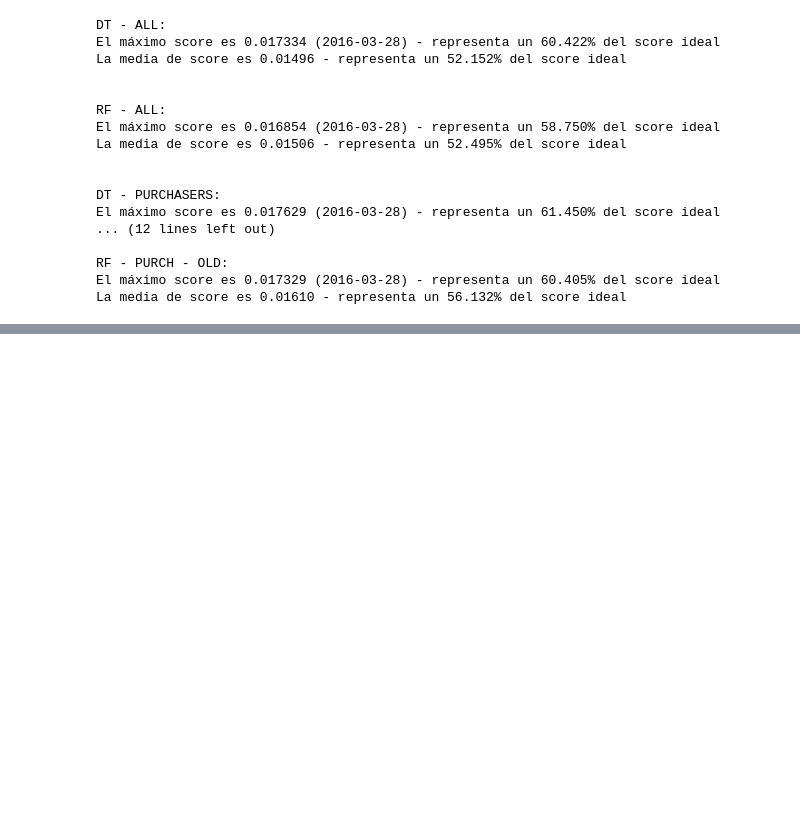
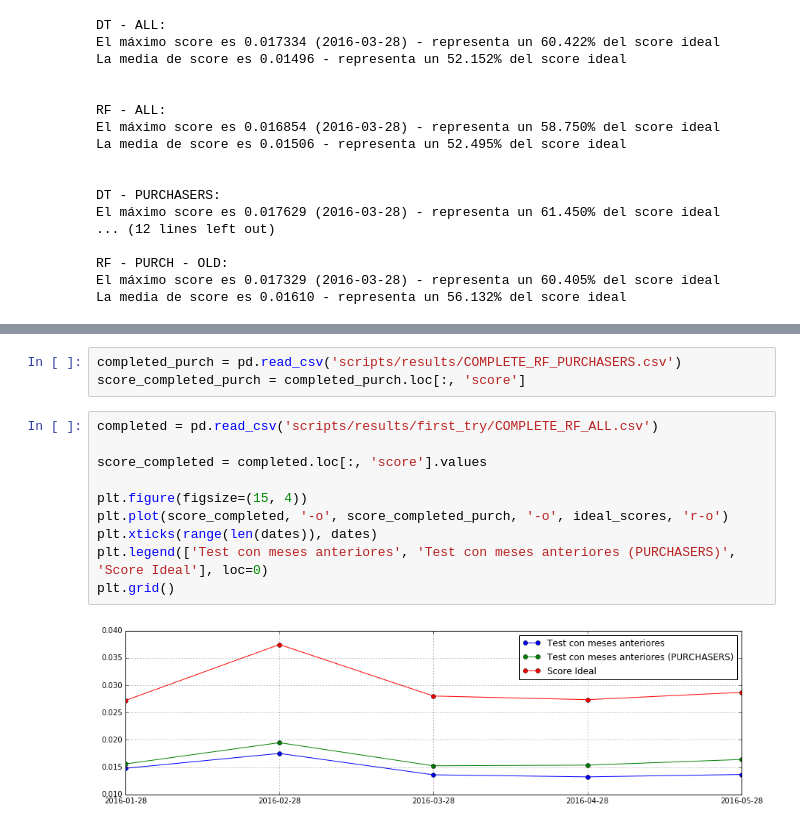
Before and after one commit to sergioml/degree_project, a Jupyter notebook: results.ipynb, the cells around one changed output, grey strips where cells are left out. Saved outputs shown, nothing was run; the diff lists cells and outputs as text; blank space fills up the shorter version.

```diff
--- a/results.ipynb
+++ b/results.ipynb
@@ -196,0 +348,15 @@ score[1:].mean()
+# %%
+completed_purch = pd.read_csv('scripts/results/COMPLETE_RF_PURCHASERS.csv')
+score_completed_purch = completed_purch.loc[:, 'score']
+# %%
+completed = pd.read_csv('scripts/results/first_try/COMPLETE_RF_ALL.csv')
+
+score_completed = completed.loc[:, 'score'].values
+
+plt.figure(figsize=(15, 4))
+plt.plot(score_completed, '-o', score_completed_purch, '-o', ideal_scores, 'r-o')
+plt.xticks(range(len(dates)), dates)
+plt.legend(['Test con meses anteriores', 'Test con meses anteriores (PURCHASERS)', 'Score Ideal'], loc=0)
+plt.grid()
+# %% [output]
+[figure, added]
```
Also changed, not shown: parts of 30 cells of this notebook.
